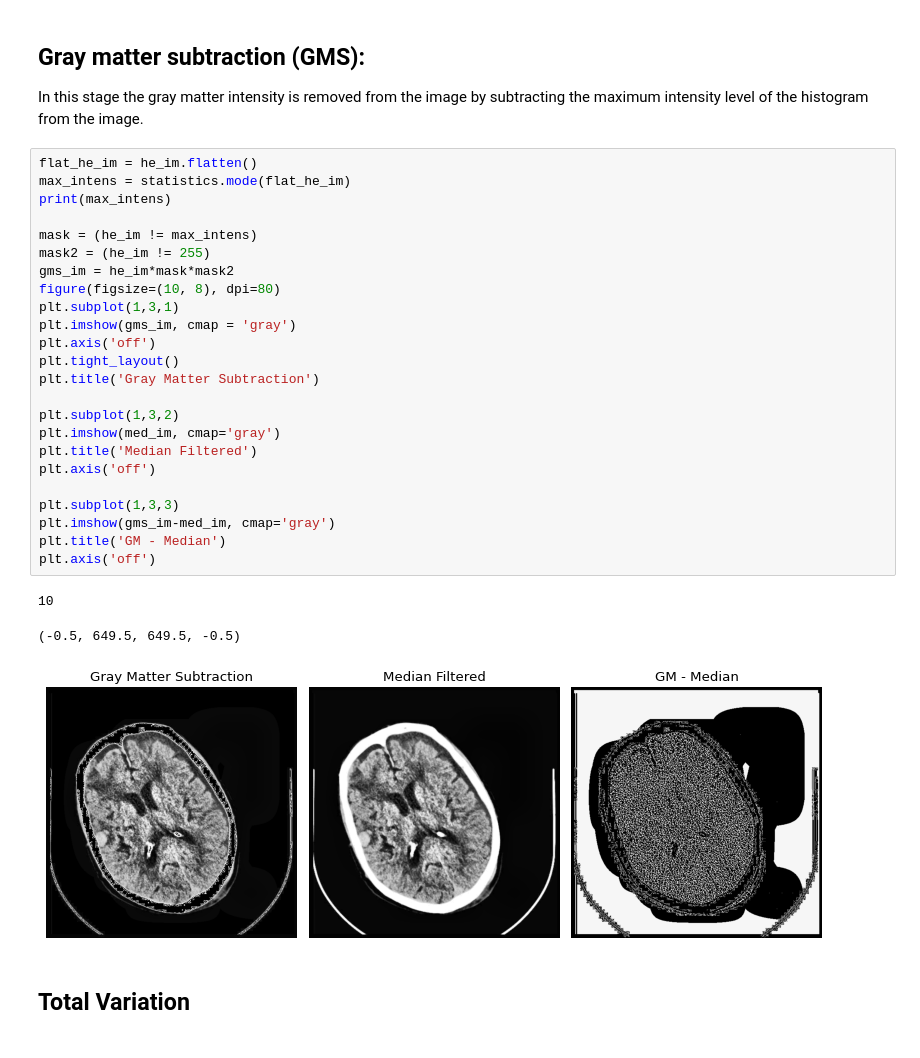
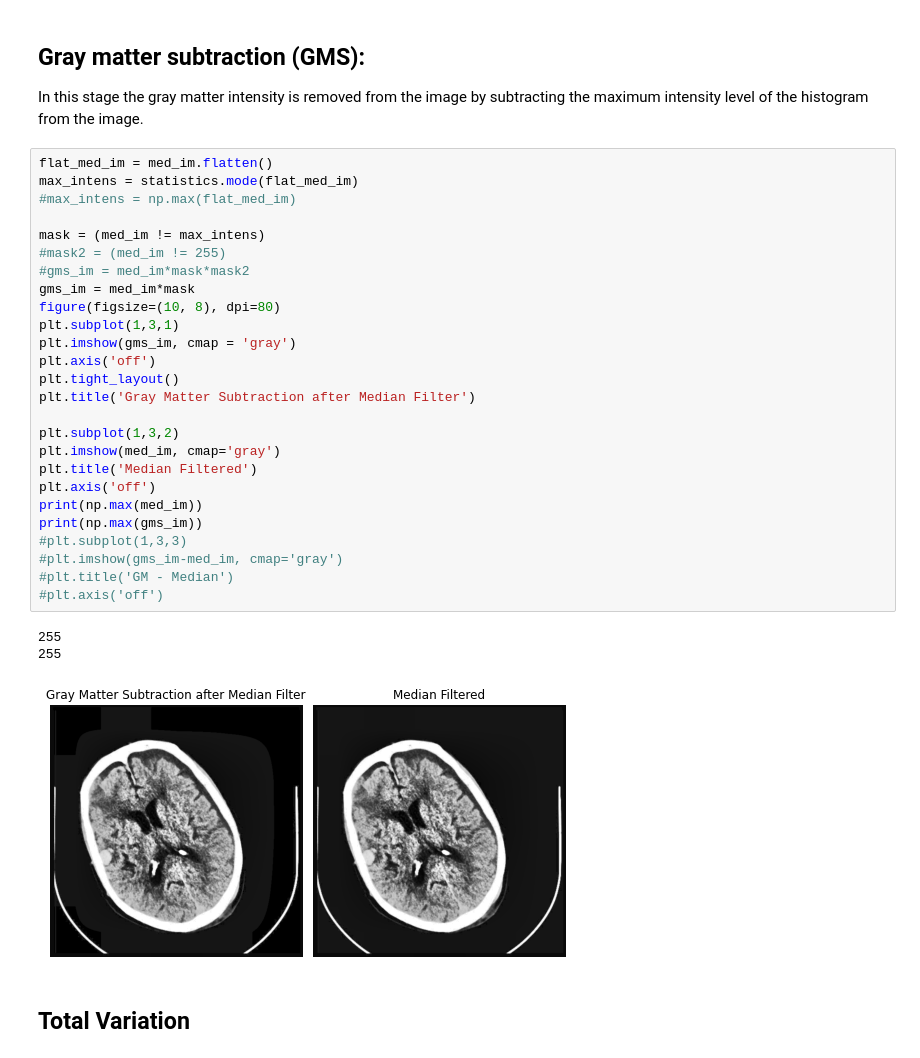
Before and after one commit to anbreton/ECE-588-TBI-CT, a Jupyter notebook: Pipeline.ipynb, the cells around one changed output. Cells and saved outputs as stored; diff of their text form.

```diff
--- a/Pipeline.ipynb
+++ b/Pipeline.ipynb
@@ -150,33 +165,35 @@ plt.tight_layout()
 ## Gray matter subtraction (GMS):
 In this stage the gray matter intensity is removed from the image by subtracting the maximum intensity level of the histogram from the image.
 # %%
-flat_he_im = he_im.flatten()
-max_intens = statistics.mode(flat_he_im)
-print(max_intens)
+flat_med_im = med_im.flatten()
+max_intens = statistics.mode(flat_med_im)
+#max_intens = np.max(flat_med_im)
 
-mask = (he_im != max_intens)
-mask2 = (he_im != 255)
-gms_im = he_im*mask*mask2
+mask = (med_im != max_intens)
+#mask2 = (med_im != 255)
+#gms_im = med_im*mask*mask2
+gms_im = med_im*mask
 figure(figsize=(10, 8), dpi=80)
 plt.subplot(1,3,1)
 plt.imshow(gms_im, cmap = 'gray')
 plt.axis('off')
 plt.tight_layout()
-plt.title('Gray Matter Subtraction')
+plt.title('Gray Matter Subtraction after Median Filter')
 
 plt.subplot(1,3,2)
 plt.imshow(med_im, cmap='gray')
 plt.title('Median Filtered')
 plt.axis('off')
-
-plt.subplot(1,3,3)
-plt.imshow(gms_im-med_im, cmap='gray')
-plt.title('GM - Median')
-plt.axis('off')
+print(np.max(med_im))
+print(np.max(gms_im))
+#plt.subplot(1,3,3)
+#plt.imshow(gms_im-med_im, cmap='gray')
+#plt.title('GM - Median')
+#plt.axis('off')
 # %% [output]
-10
+255
+255
-(-0.5, 649.5, 649.5, -0.5)
-[figure, old version]
+[figure, new version]
 # %% [markdown]
 ## Total Variation
 # %%
```
Also changed, not shown: parts of 28 cells of this notebook.
